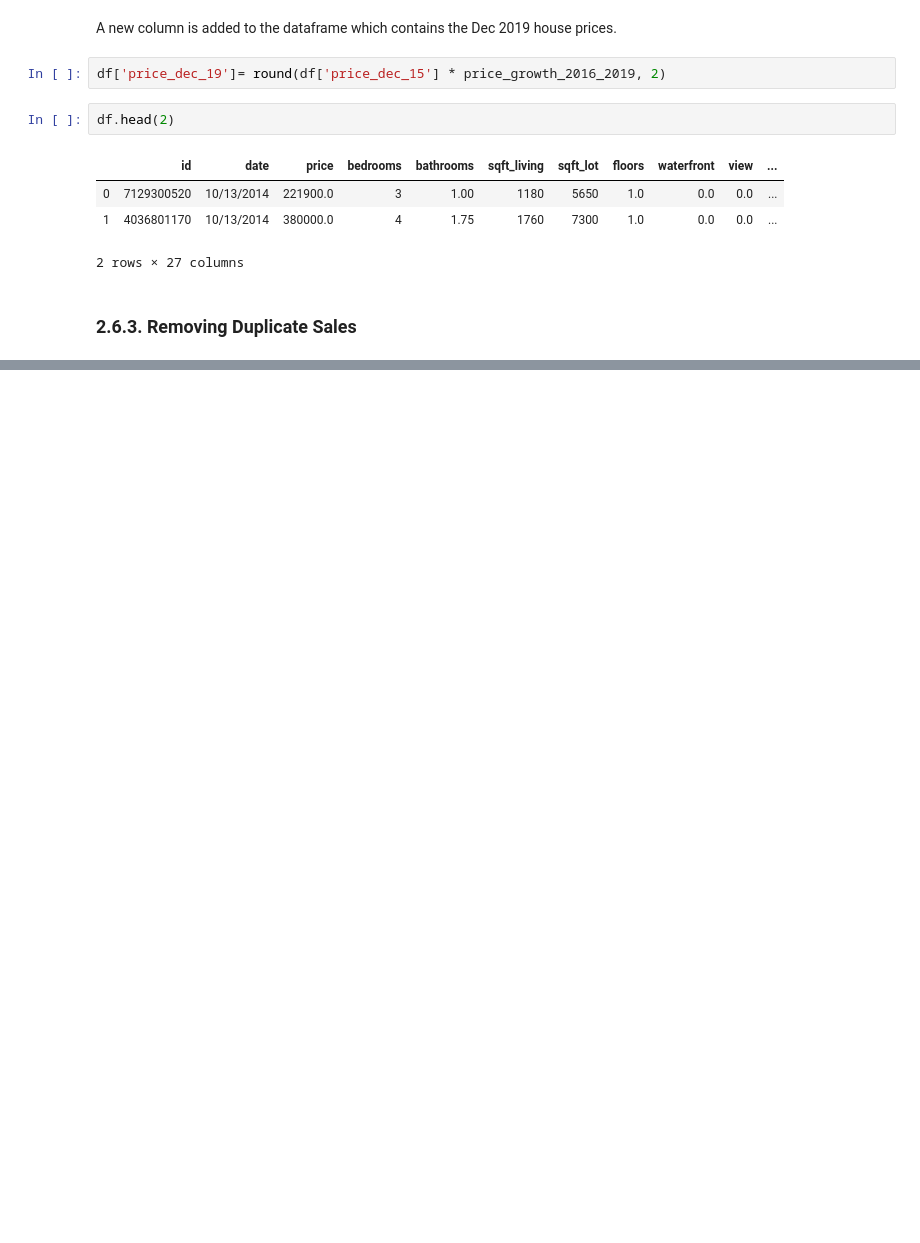
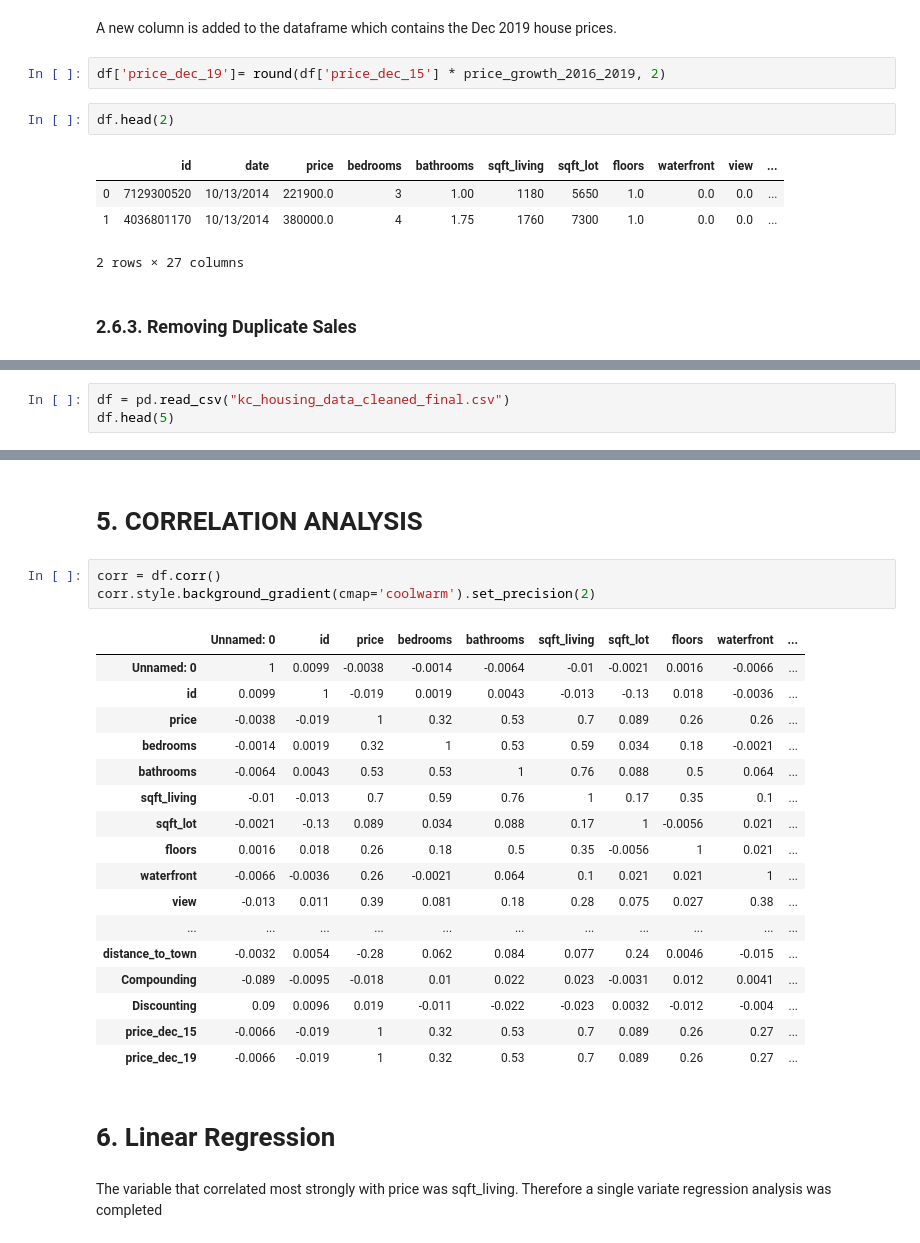
Before and after one commit to petehumphries/housing_project, a Jupyter notebook: project_1_final_RM.ipynb, the cells around one changed output, grey strips where cells are left out. Drawn from its saved outputs; the diff is of its cells as text; blank space fills up the shorter version.

```diff
--- a/project_1_final_RM.ipynb
+++ b/project_1_final_RM.ipynb
@@ -537,0 +560,3 @@ df.head(2)
+# %%
+df = pd.read_csv("kc_housing_data_cleaned_final.csv")
+df.head(5)
@@ -537,0 +571,27 @@ df.head(2)
+# %% [markdown]
+# 5. CORRELATION ANALYSIS
+# %%
+corr = df.corr()
+corr.style.background_gradient(cmap='coolwarm').set_precision(2)
+# %% [output]
+|  | Unnamed: 0 | id | price | bedrooms | bathrooms | sqft_living | sqft_lot | floors | waterfront | ... |
+| Unnamed: 0 | 1 | 0.0099 | -0.0038 | -0.0014 | -0.0064 | -0.01 | -0.0021 | 0.0016 | -0.0066 | ... |
+| id | 0.0099 | 1 | -0.019 | 0.0019 | 0.0043 | -0.013 | -0.13 | 0.018 | -0.0036 | ... |
+| price | -0.0038 | -0.019 | 1 | 0.32 | 0.53 | 0.7 | 0.089 | 0.26 | 0.26 | ... |
+| bedrooms | -0.0014 | 0.0019 | 0.32 | 1 | 0.53 | 0.59 | 0.034 | 0.18 | -0.0021 | ... |
+| bathrooms | -0.0064 | 0.0043 | 0.53 | 0.53 | 1 | 0.76 | 0.088 | 0.5 | 0.064 | ... |
+| sqft_living | -0.01 | -0.013 | 0.7 | 0.59 | 0.76 | 1 | 0.17 | 0.35 | 0.1 | ... |
+| sqft_lot | -0.0021 | -0.13 | 0.089 | 0.034 | 0.088 | 0.17 | 1 | -0.0056 | 0.021 | ... |
+| floors | 0.0016 | 0.018 | 0.26 | 0.18 | 0.5 | 0.35 | -0.0056 | 1 | 0.021 | ... |
+| waterfront | -0.0066 | -0.0036 | 0.26 | -0.0021 | 0.064 | 0.1 | 0.021 | 0.021 | 1 | ... |
+| view | -0.013 | 0.011 | 0.39 | 0.081 | 0.18 | 0.28 | 0.075 | 0.027 | 0.38 | ... |
+| ... | ... | ... | ... | ... | ... | ... | ... | ... | ... | ... |
+| distance_to_town | -0.0032 | 0.0054 | -0.28 | 0.062 | 0.084 | 0.077 | 0.24 | 0.0046 | -0.015 | ... |
+| Compounding | -0.089 | -0.0095 | -0.018 | 0.01 | 0.022 | 0.023 | -0.0031 | 0.012 | 0.0041 | ... |
+| Discounting | 0.09 | 0.0096 | 0.019 | -0.011 | -0.022 | -0.023 | 0.0032 | -0.012 | -0.004 | ... |
+| price_dec_15 | -0.0066 | -0.019 | 1 | 0.32 | 0.53 | 0.7 | 0.089 | 0.26 | 0.27 | ... |
+| price_dec_19 | -0.0066 | -0.019 | 1 | 0.32 | 0.53 | 0.7 | 0.089 | 0.26 | 0.27 | ... |
+# %% [markdown]
+# 6. Linear Regression
+# %% [markdown]
+The variable that correlated most strongly with price was sqft_living. Therefore a single variate regression analysis was completed
```
Also changed, not shown: parts of 12 cells of this notebook, 1 other file.
